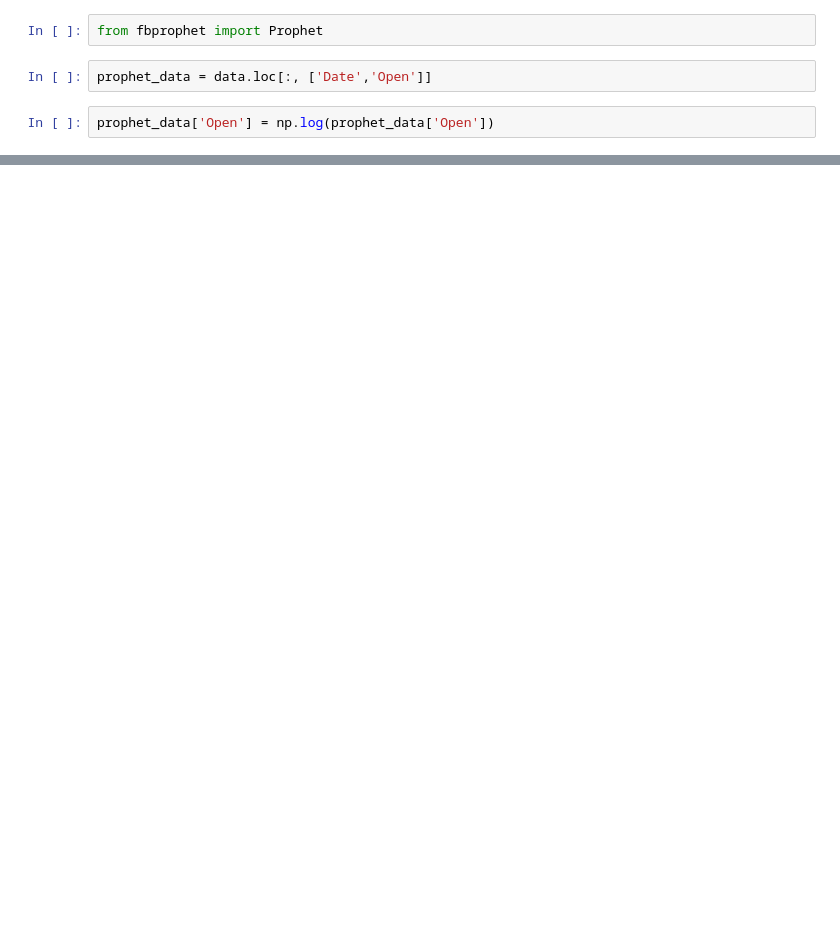
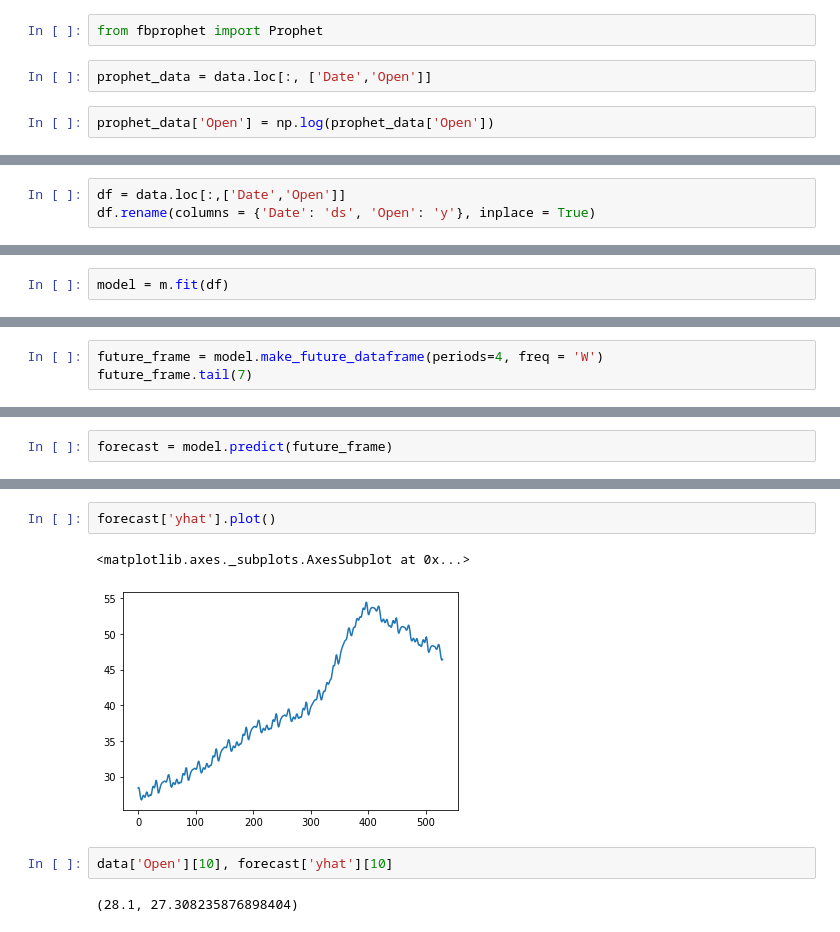
Before and after one commit to rmei97/ETF_scraper, a Jupyter notebook: modeling.ipynb, the cells around one changed output, grey strips where cells are left out. Cells and saved outputs as stored; diff of their text form; blank space fills up the shorter version.

Commit message:
prophet base modeling down, updated retrieve func

```diff
--- a/modeling.ipynb
+++ b/modeling.ipynb
@@ -179,0 +255,3 @@ ValueError: Dataframe must have columns "ds" and "y" with the dates and values r
+# %%
+df = data.loc[:,['Date','Open']]
+df.rename(columns = {'Date': 'ds', 'Open': 'y'}, inplace = True)
@@ -179,0 +267,2 @@ ValueError: Dataframe must have columns "ds" and "y" with the dates and values r
+# %%
+model = m.fit(df)
@@ -179,0 +281,3 @@ ValueError: Dataframe must have columns "ds" and "y" with the dates and values r
+# %%
+future_frame = model.make_future_dataframe(periods=4, freq = 'W')
+future_frame.tail(7)
@@ -179,0 +293,2 @@ ValueError: Dataframe must have columns "ds" and "y" with the dates and values r
+# %%
+forecast = model.predict(future_frame)
@@ -179,0 +309,9 @@ ValueError: Dataframe must have columns "ds" and "y" with the dates and values r
+# %%
+forecast['yhat'].plot()
+# %% [output]
+<matplotlib.axes._subplots.AxesSubplot at 0x...>
+[figure, added]
+# %%
+data['Open'][10], forecast['yhat'][10]
+# %% [output]
+(28.1, 27.308235876898404)
```
Also changed, not shown: parts of 38 cells of this notebook.
